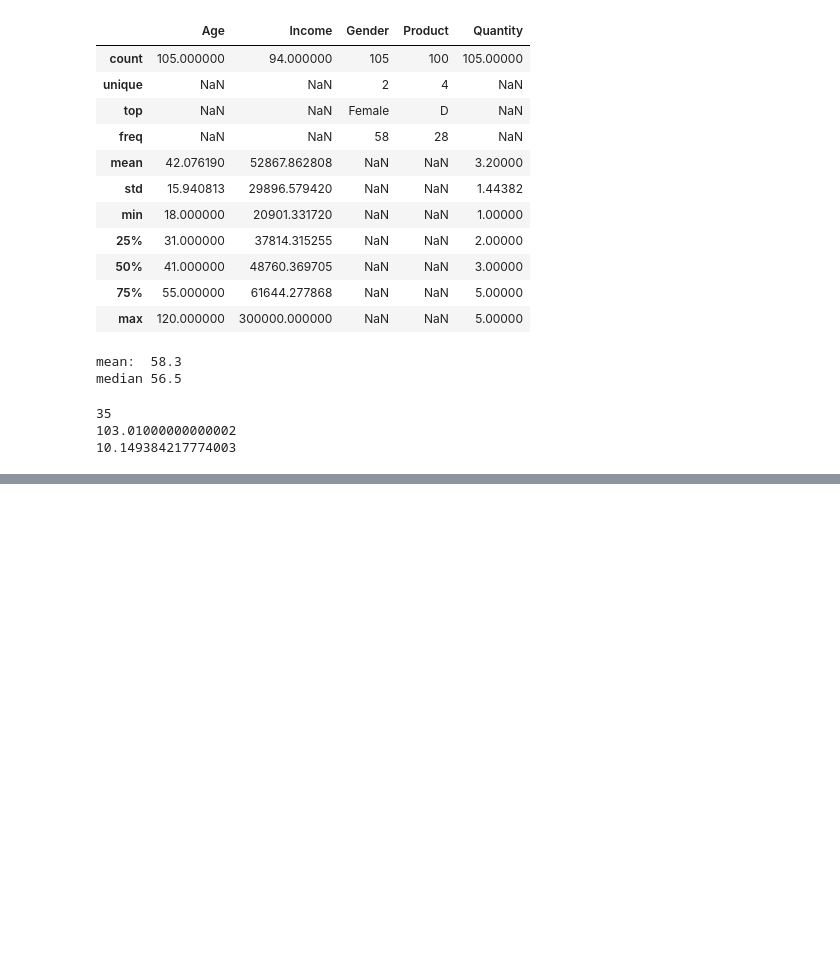
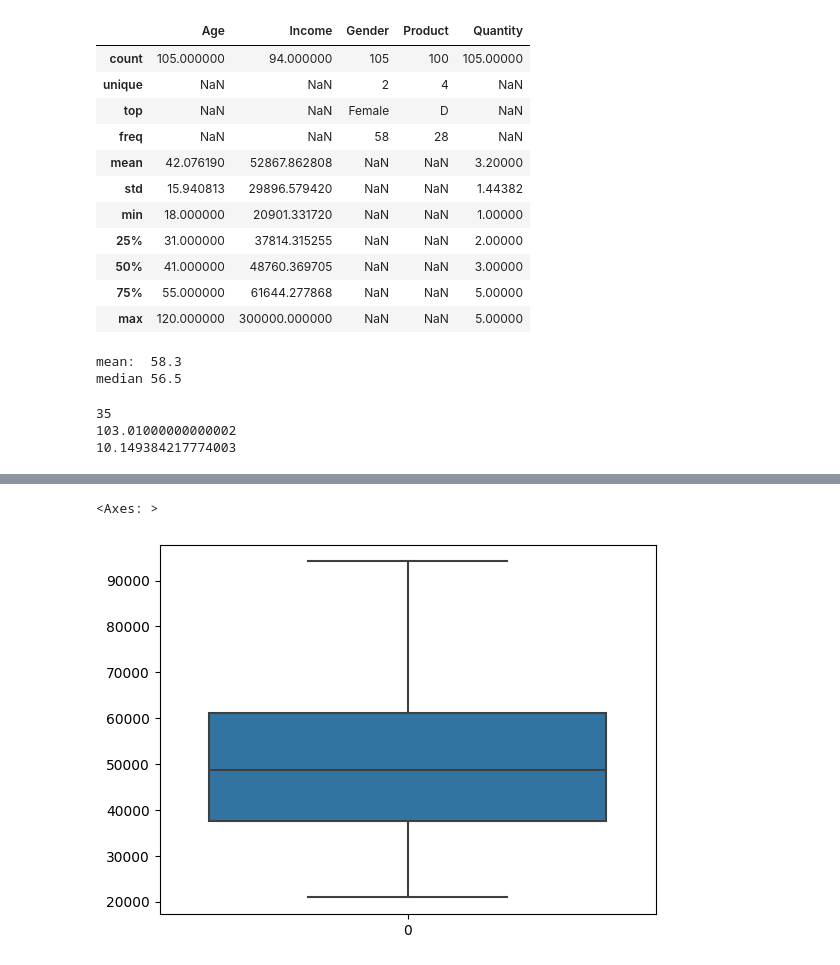
Before and after one commit to JacdowYc/Schulich_data_science1, a Jupyter notebook: my_notebook.ipynb, the cells around one changed output, grey strips where cells are left out. Drawn from its saved outputs; the diff is of its cells as text; code cells hidden in the pictures; blank space fills up the shorter version.

```diff
--- a/my_notebook.ipynb
+++ b/my_notebook.ipynb
@@ -58,0 +186,5 @@ print(SD)
+# %%
+sns.boxplot(df_no['Income'])
+# %% [output]
+<Axes: >
+[figure, added]
```
Also changed, not shown: parts of 31 cells of this notebook.
